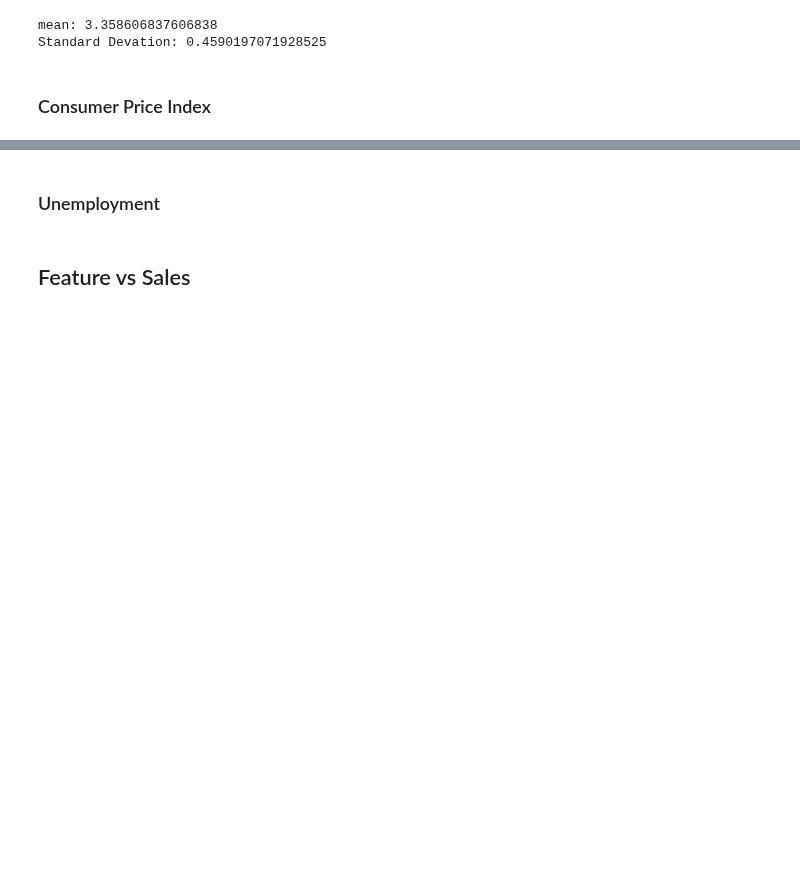
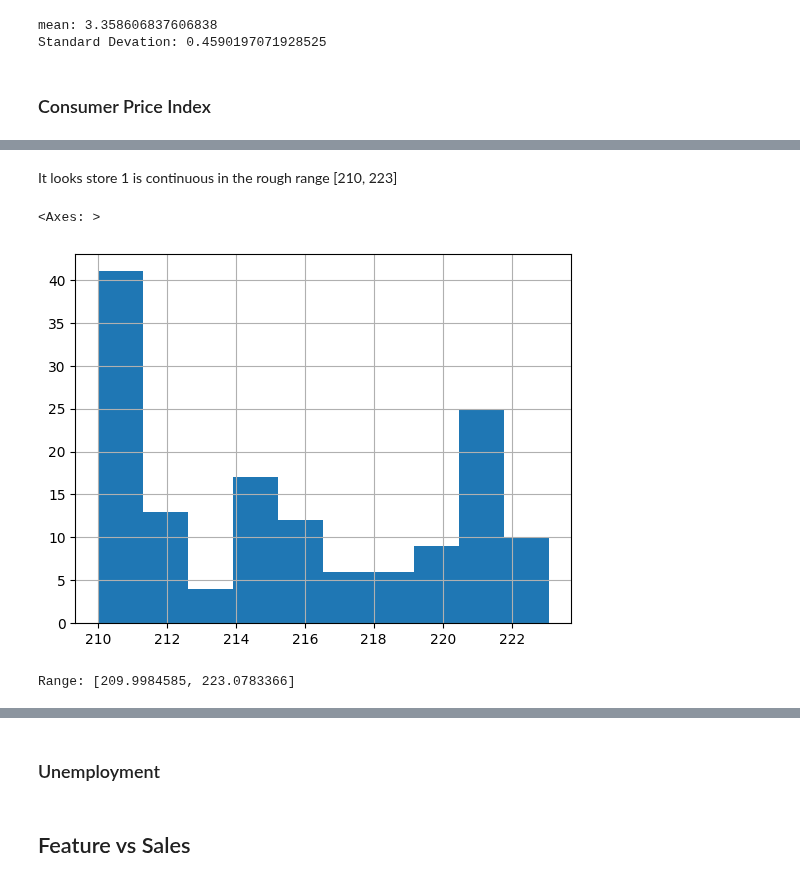
Before and after one commit to ChrisPerezLebron/CMSC320Project, a Jupyter notebook: main.ipynb, the cells around one changed output, grey strips where cells are left out. Drawn from its saved outputs; the diff is of its cells as text; code cells hidden in the pictures; blank space fills up the shorter version.

```diff
--- a/main.ipynb
+++ b/main.ipynb
@@ -58,0 +80,13 @@ Standard Devation: 0.4590197071928525
+# %% [markdown]
+It looks store 1 is continuous in the rough range [210, 223]
+# %%
+#view histogram of cpi for store 2
+df[df['Store'] == 2]['CPI'].hist()
+# %% [output]
+<Axes: >
+[figure, added]
+# %%
+frame = df[df['Store'] == 2]['CPI']
+print(f"Range: [{frame.min()}, {frame.max()}]")
+# %% [output]
+Range: [209.9984585, 223.0783366]
```
Also changed, not shown: parts of 11 cells of this notebook.
